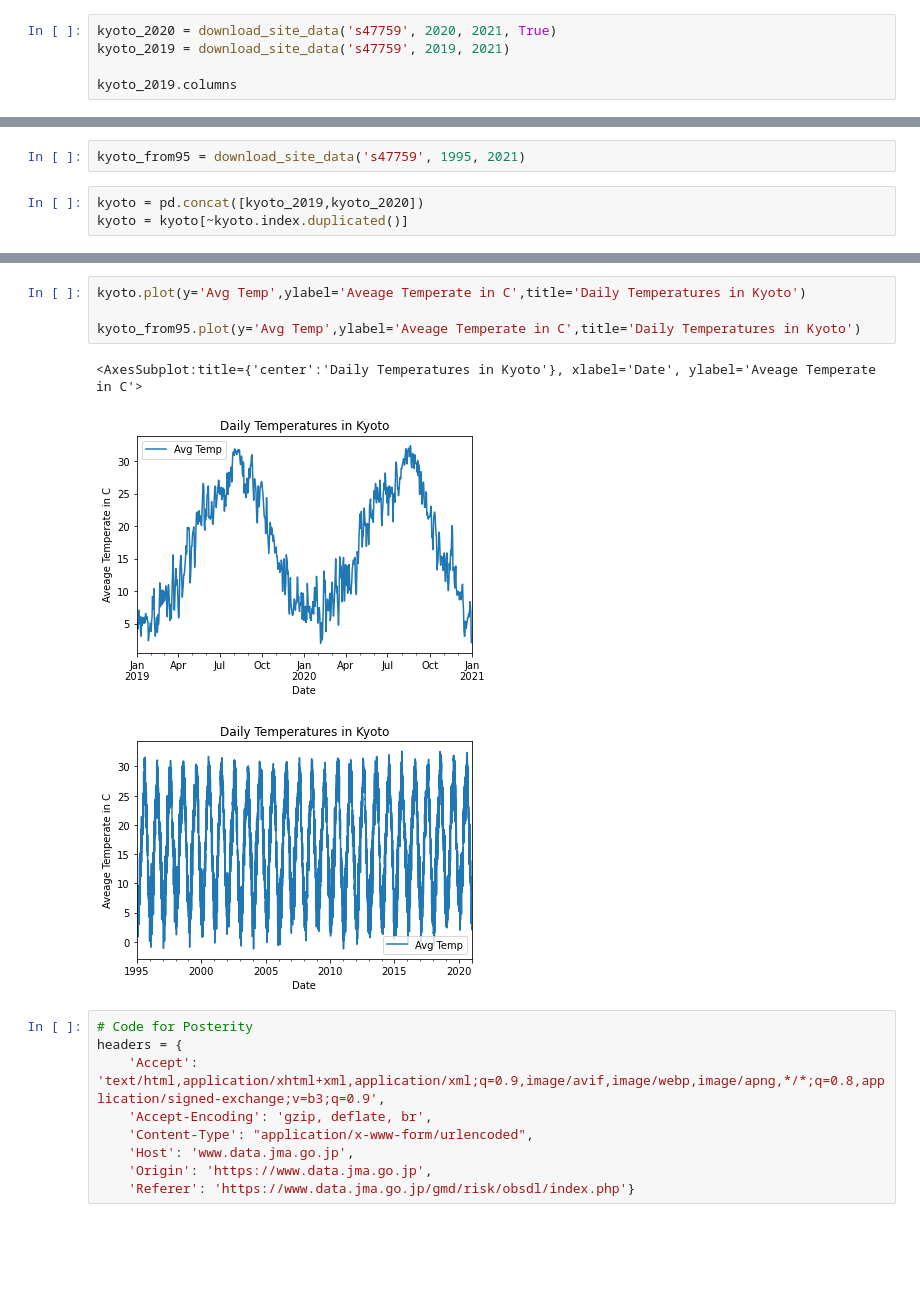
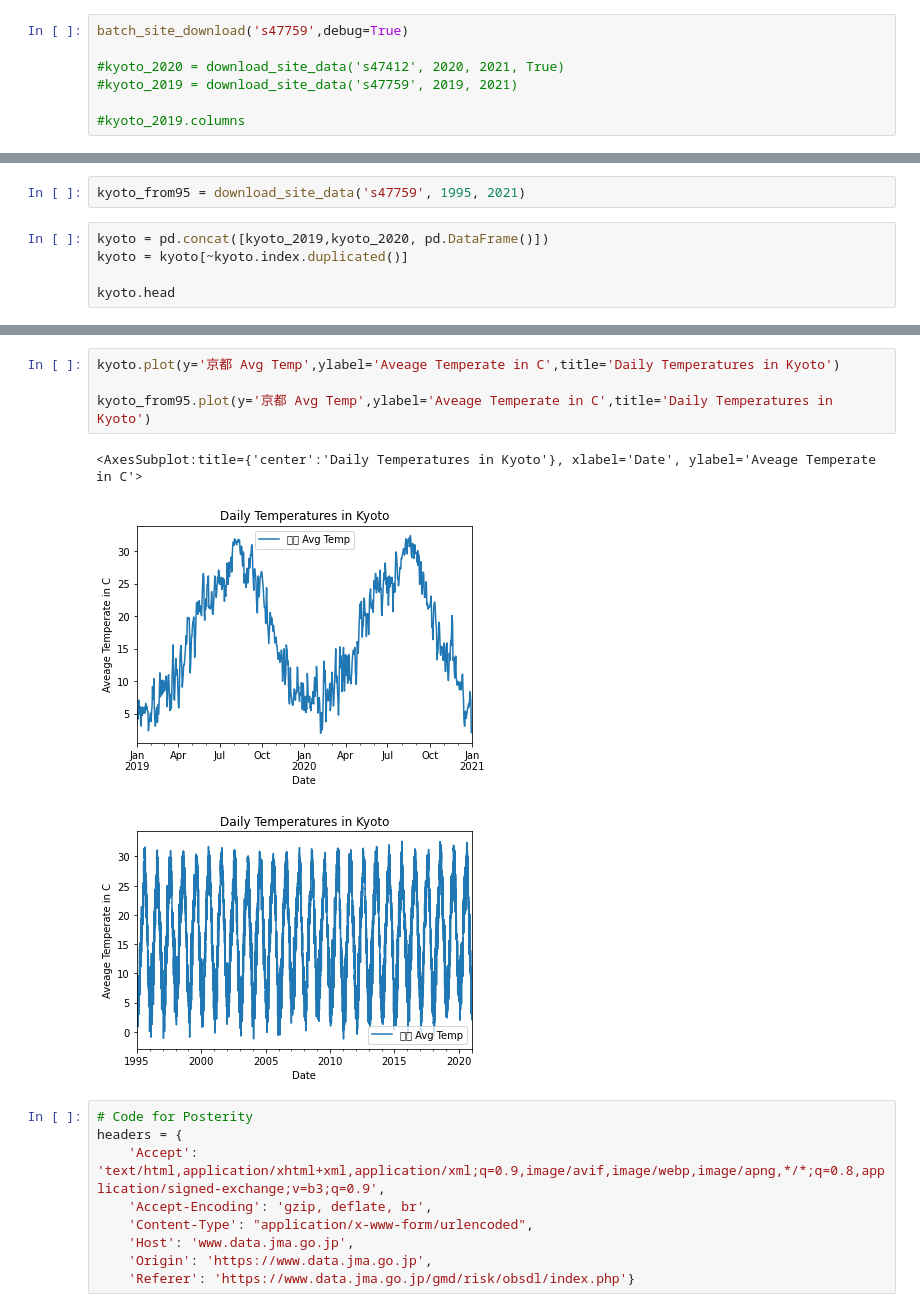
Before and after one commit to rglasnap/python-notebooks, a Jupyter notebook: Japan_Temperatures_JMA.ipynb, the cells around one changed output, grey strips where cells are left out. Saved outputs shown, nothing was run; the diff lists cells and outputs as text; blank space fills up the shorter version.

```diff
--- a/Japan_Temperatures_JMA.ipynb
+++ b/Japan_Temperatures_JMA.ipynb
@@ -127,6 +173,8 @@ def download_site_data(station_number, start_year, end_year, debug=False):
 # %%
-kyoto_2020 = download_site_data('s47759', 2020, 2021, True)
-kyoto_2019 = download_site_data('s47759', 2019, 2021)
+batch_site_download('s47759',debug=True)
 
-kyoto_2019.columns
+#kyoto_2020 = download_site_data('s47412', 2020, 2021, True)
+#kyoto_2019 = download_site_data('s47759', 2019, 2021)
+
+#kyoto_2019.columns
 # %% [output]
@@ -135,5 +185,7 @@ Index(['京都 Avg Temp', 'Data Quality tn', 'Data Homogeneity tn'], dtype='obje
 # %%
 kyoto_from95 = download_site_data('s47759', 1995, 2021)
 # %%
-kyoto = pd.concat([kyoto_2019,kyoto_2020])
+kyoto = pd.concat([kyoto_2019,kyoto_2020, pd.DataFrame()])
 kyoto = kyoto[~kyoto.index.duplicated()]
+
+kyoto.head
@@ -140,11 +208,11 @@ kyoto = kyoto[~kyoto.index.duplicated()]
 # %%
-kyoto.plot(y='Avg Temp',ylabel='Aveage Temperate in C',title='Daily Temperatures in Kyoto')
+kyoto.plot(y='京都 Avg Temp',ylabel='Aveage Temperate in C',title='Daily Temperatures in Kyoto')
 
-kyoto_from95.plot(y='Avg Temp',ylabel='Aveage Temperate in C',title='Daily Temperatures in Kyoto')
+kyoto_from95.plot(y='京都 Avg Temp',ylabel='Aveage Temperate in C',title='Daily Temperatures in Kyoto')
 # %% [output]
 <AxesSubplot:title={'center':'Daily Temperatures in Kyoto'}, xlabel='Date', ylabel='Aveage Temperate in C'>
-[figure, old version]
+[figure, new version]
-[figure, old version]
+[figure, new version]
 # %%
 # Code for Posterity
 headers = {
```
Also changed, not shown: parts of 7 cells of this notebook.
